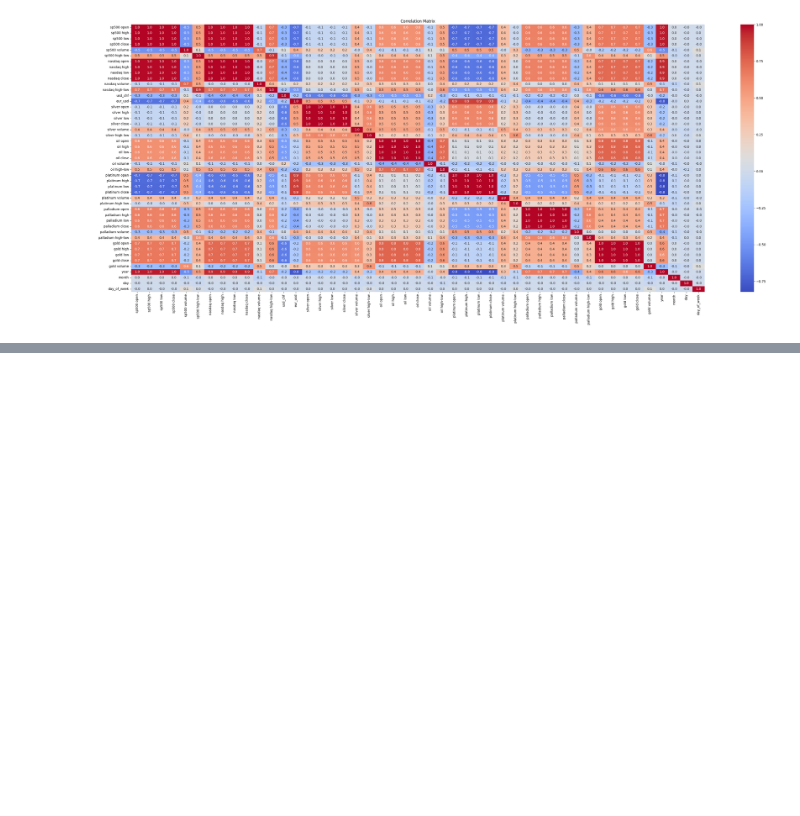
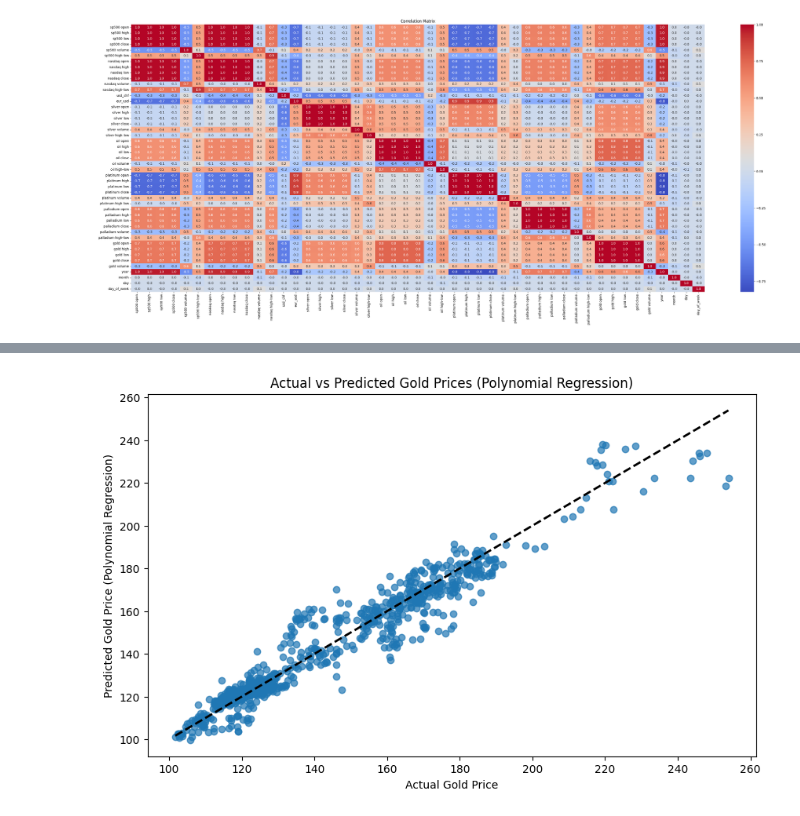
Before and after one commit to Suemy19710/GoldPriceRegression, a Jupyter notebook: gold.ipynb, the cells around one changed output, grey strips where cells are left out. Cells and saved outputs as stored; diff of their text form; code cells hidden in the pictures; blank space fills up the shorter version.

```diff
--- a/gold.ipynb
+++ b/gold.ipynb
@@ -124,0 +337,26 @@ plt.show()
+# %%
+from sklearn.preprocessing import PolynomialFeatures
+
+
+poly = PolynomialFeatures(degree=2, include_bias=False)
+X_train_poly = poly.fit_transform(X_train_scaled)
+X_test_poly = poly.transform(X_test_scaled)
+lr_poly = LinearRegression()
+lr_poly.fit(X_train_poly, y_train)
+y_poly_pred = lr_poly.predict(X_test_poly)
+mae_poly = mean_absolute_error(y_test, y_poly_pred)
+mse_poly = mean_squared_error(y_test, y_poly_pred)
+r2_poly = r2_score(y_test, y_poly_pred)
+
+print(f"Mean Absolute Error (Polynomial Regression): {mae_poly:.2f}")
+print(f"Mean Squared Error (Polynomial Regression): {mse_poly:.2f}")
+print(f"R^2 Score (Polynomial Regression): {r2_poly:.2f}")
+
+feature_names = poly.get_feature_names_out(selected_features)
+coefficients = pd.DataFrame({
+    'Feature': feature_names,
+    'Coefficient': lr_poly.coef_
+}).sort_values(by='Coefficient', ascending=False)
+
+print("\nFeature Coefficients:")
+print(coefficients)
@@ -124,0 +381,11 @@ plt.show()
+# %%
+plt.figure(figsize=(10, 6))
+plt.scatter(y_test, y_poly_pred, alpha=0.7)
+plt.plot([y_test.min(), y_test.max()], [y_test.min(), y_test.max
+()], 'k--', lw=2)
+plt.xlabel("Actual Gold Price")
+plt.ylabel("Predicted Gold Price (Polynomial Regression)")
+plt.title("Actual vs Predicted Gold Prices (Polynomial Regression)")
+plt.show()
+# %% [output]
+[figure, added]
```
Also changed, not shown: parts of 31 cells of this notebook.
